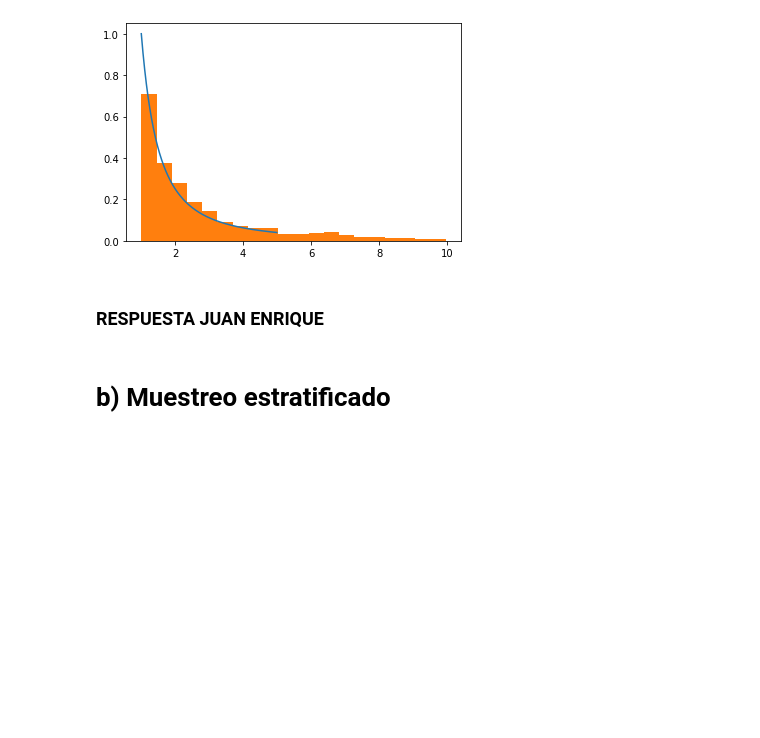
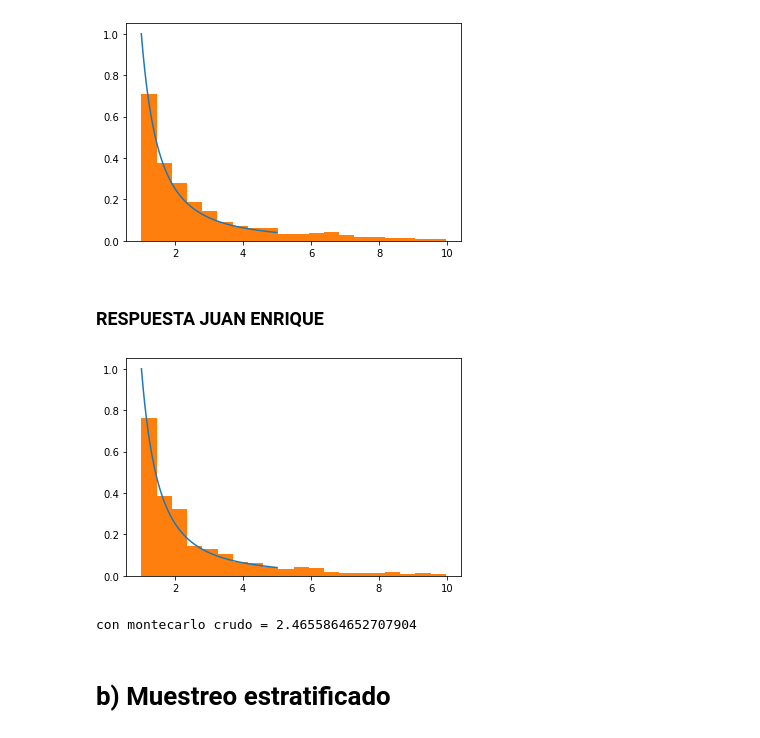
Before and after one commit to Juanenriquea/Tarea8_GarciaS_AguirreJ, a Jupyter notebook: Tarea_8.ipynb, the cells around one changed output. Drawn from its saved outputs; the diff is of its cells as text; code cells hidden in the pictures; blank space fills up the shorter version.

```diff
--- a/Tarea_8.ipynb
+++ b/Tarea_8.ipynb
@@ -49,6 +49,27 @@ plt.show()
 [figure]
 # %% [markdown]
 ### RESPUESTA JUAN ENRIQUE
+# %%
+fx = lambda x: 1/x**2
+#integral de 1 a x
+#Fx = 1 - 1/x
+#U = 1 -1/x
+f_inv = lambda u: 1/(1-u)
+# %%
+x = np.arange(1,5,0.01)
+plt.plot(x, fx(x))
+plt.hist(m1, bins=20, density=True)
+plt.show()
+# %% [output]
+[figure, added]
+# %%
+N=1000
+u = np.random.uniform(0,0.90,N) #De 0 a 0.9, porque la inversa es indefinida si es =1.
+m1 = f_inv(u)
+sol1 = m1.mean()
+print('con montecarlo crudo =', sol1)
+# %% [output]
+con montecarlo crudo = 2.4655864652707904
 # %% [markdown]
 # b) Muestreo estratificado
 # %% [markdown]
```
Also changed, not shown: parts of 3 cells of this notebook.
